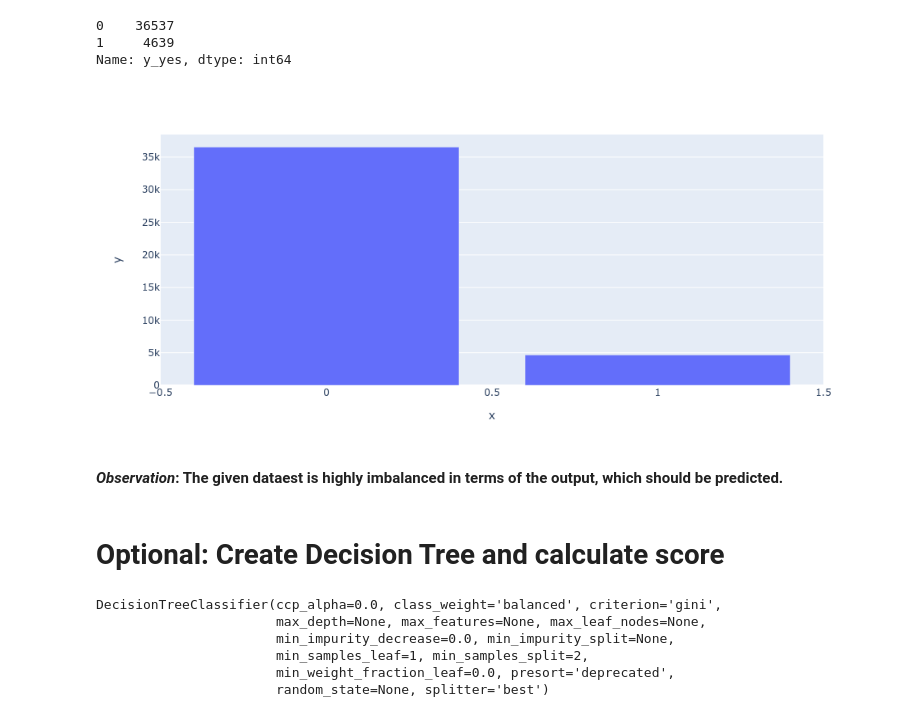
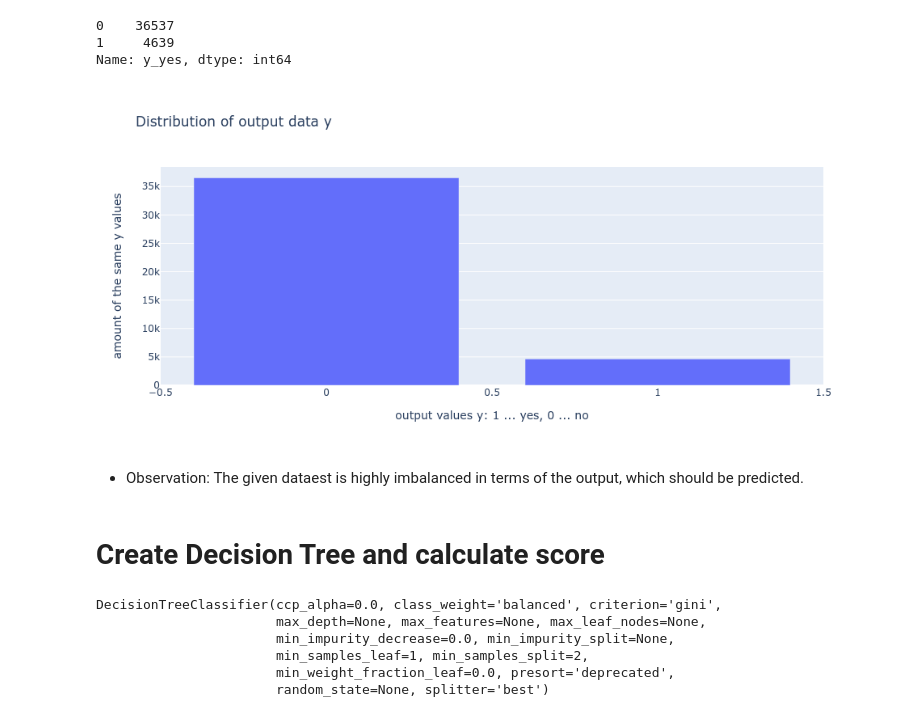
Before and after one commit to systemoperator/ml-project, a Jupyter notebook: notebooks/3-model.ipynb, the cells around one changed output. Cells and saved outputs as stored; diff of their text form; code cells hidden in the pictures.

```diff
--- a/notebooks/3-model.ipynb
+++ b/notebooks/3-model.ipynb
@@ -241,14 +241,14 @@ y_counts
 0    36537
 1     4639
 Name: y_yes, dtype: int64
-# %%
-px.bar(x=y_counts.index, y=y_counts.values)
-# %% [output]
-[figure, removed]
+# %%
+px.bar(x=y_counts.index, y=y_counts.values, title="Distribution of output data y", labels={"x":"output values y: 1 ... yes, 0 ... no", "y":"amount of the same y values"})
+# %% [output]
+[figure, added]
 # %% [markdown]
-**_Observation_: The given dataest is highly imbalanced in terms of the output, which should be predicted.**
+- Observation: The given dataest is highly imbalanced in terms of the output, which should be predicted.
 # %% [markdown]
-# Optional: Create Decision Tree and calculate score
+# Create Decision Tree and calculate score
 # %%
 dtc = DecisionTreeClassifier(class_weight="balanced") # define the model
 # %%
```
Also changed, not shown: parts of 10 cells of this notebook, 1 other file.
